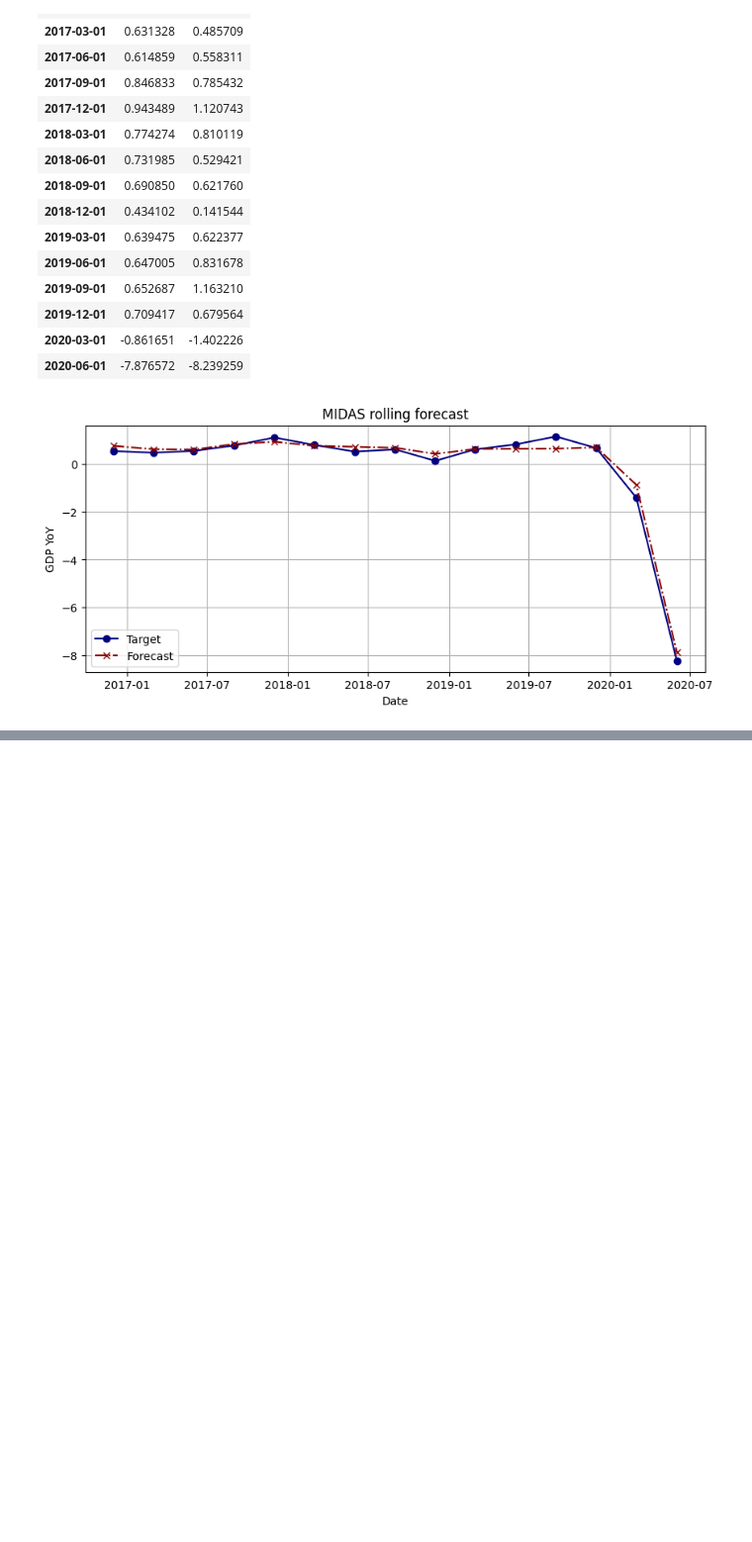
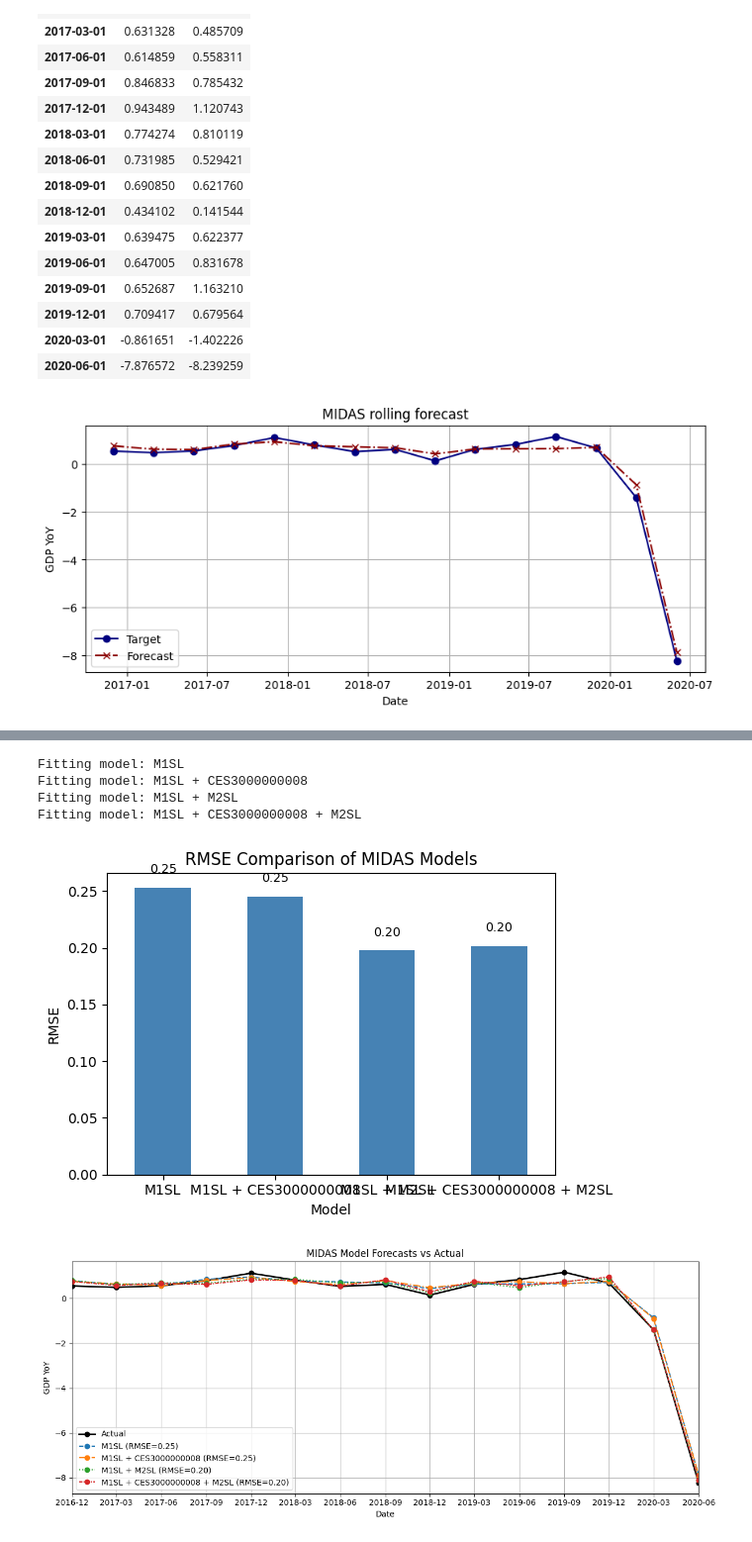
Before and after one commit to MatiasBorrellH/Forecasting-and-Nowcasting-HW2, a Jupyter notebook: Nowcasting_USA_HandsOn_2.ipynb, the cells around one changed output, grey strips where cells are left out. Shown: that part at 99% size. Drawn from its saved outputs; the diff is of its cells as text; code cells hidden in the pictures; blank space fills up the shorter version.

```diff
--- a/Nowcasting_USA_HandsOn_2.ipynb
+++ b/Nowcasting_USA_HandsOn_2.ipynb
@@ -479,3 +561,30 @@ ModuleNotFoundError: No module named 'midas'
+# %%
+from MIDAS import midas_compare
+
+models = [
+    {"name": "M1SL", "high_freq_series": [filtered_df_indexed["M1SL"]], "polys": ["expalmon"]},
+    {"name": "M1SL + CES3000000008", "high_freq_series": [filtered_df_indexed["M1SL"], filtered_df_indexed["CES3000000008"]], "polys": ["expalmon", "expalmon"]},
+    {"name": "M1SL + M2SL", "high_freq_series": [filtered_df_indexed["M1SL"], filtered_df_indexed["M2SL"]], "polys": ["expalmon", "expalmon"]},
+    {"name": "M1SL + CES3000000008 + M2SL", "high_freq_series": [filtered_df_indexed["M1SL"], filtered_df_indexed["M2SL"], filtered_df_indexed["CES3000000008"]], "polys": ["expalmon", "expalmon", "expalmon"]},
+]
+
+results = midas_compare(
+    low_freq_series=filtered_df_indexed["GDP"],
+    model_specs=models,
+    hf_lags=["3m", "3m", "3m"],
+    lf_lags=1,
+    alignment_lag=0,
+    start_date=datetime(1995, 3, 1),
+    end_date=datetime(2016, 12, 1),
+    plot_forecasts=True
+)
+# %% [output]
+Fitting model: M1SL
+Fitting model: M1SL + CES3000000008
+Fitting model: M1SL + M2SL
+Fitting model: M1SL + CES3000000008 + M2SL
+[figure, added]
+[figure, added]
 # %%
 submission_df = pd.DataFrame({
     "date": df3.index,
```
Also changed, not shown: parts of 15 cells of this notebook, 2 other files.
